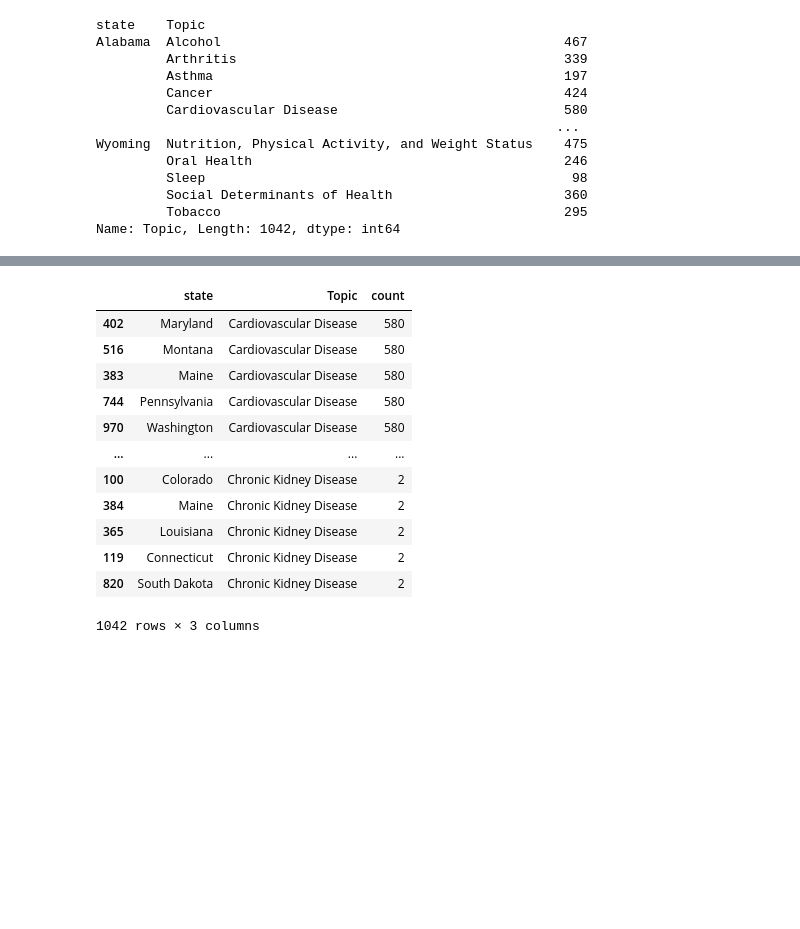
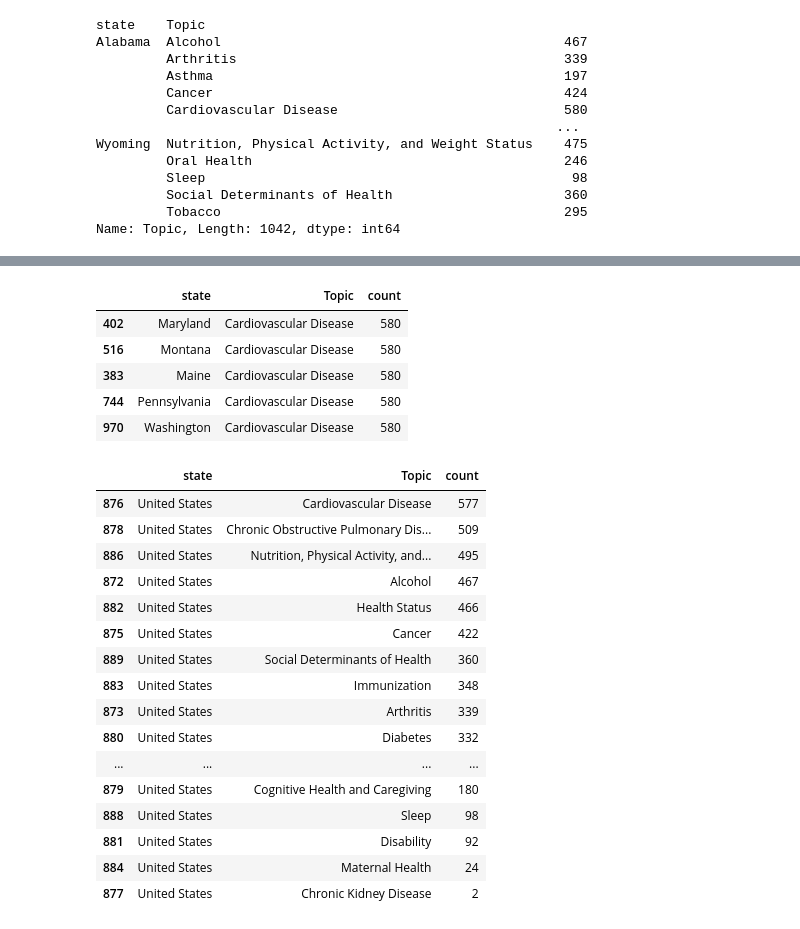
Before and after one commit to Nathan-Savage/chronic_diseases_project, a Jupyter notebook: chronic_diseases-MA.ipynb, the cells around one changed output, grey strips where cells are left out. Drawn from its saved outputs; the diff is of its cells as text; code cells hidden in the pictures; blank space fills up the shorter version.

```diff
--- a/chronic_diseases-MA.ipynb
+++ b/chronic_diseases-MA.ipynb
@@ -119,11 +120,11 @@ Data columns (total 34 columns):
 dtypes: float64(14), int64(3), object(17)
 memory usage: 80.2+ MB
 # %%
-chronic_disease_df_drop = chronic_disease_df.drop(columns=['Response','StratificationCategory2', 'Stratification2', 'StratificationCategory3', 'Stratification3',
+chronic_disease_df_cleaned = chronic_disease_df.drop(columns=['Response','StratificationCategory2', 'Stratification2', 'StratificationCategory3', 'Stratification3',
                                  'ResponseID', 'StratificationCategoryID2', 'StratificationID2', 'StratificationCategoryID3', 'StratificationID3',
                                  'DataValueFootnoteSymbol', 'DataValueFootnote', 'LowConfidenceLimit', 'HighConfidenceLimit', 'TopicID', 'QuestionID',
                                  'DataValueTypeID'])
-chronic_disease_df_drop.head()
+chronic_disease_df_cleaned.head()
 # %% [output]
 |  | year_started | year_ended | state_abbr | state | DataSource | Topic | Question | DataValueUnit | ... |
 | 0 | 2019 | 2019 | AR | Arkansas | BRFSS | Diabetes | Diabetes among adults | % | ... |
@@ -161,8 +162,8 @@ Data columns (total 17 columns):
 dtypes: float64(2), int64(3), object(12)
 memory usage: 40.1+ MB
 # %%
-chronic_disease_df_drop['DataValue'] = chronic_disease_df_drop['DataValue'].fillna('')
-chronic_disease_df_drop.head()
+chronic_disease_df_cleaned['DataValue'] = chronic_disease_df_cleaned['DataValue'].fillna('')
+chronic_disease_df_cleaned.head()
 # %% [output]
 |  | year_started | year_ended | state_abbr | state | DataSource | Topic | Question | DataValueUnit | ... |
 | 0 | 2019 | 2019 | AR | Arkansas | BRFSS | Diabetes | Diabetes among adults | % | ... |
@@ -192,7 +193,7 @@ BRFSS                                        Alcohol
                                              Tobacco                                             4620
 Name: Topic, dtype: int64
 # %%
-dataSource_df = chronic_disease_df_drop[['DataSource','state','Topic','Question', 'Geolocation', 'year_started', 'year_ended']]
+dataSource_df = chronic_disease_df_cleaned[['DataSource','state','Topic','Question', 'Geolocation', 'year_started', 'year_ended']]
 dataSource_df.head()
 # %% [output]
 |  | DataSource | state | Topic | Question | Geolocation | year_started | year_ended |
@@ -242,17 +232,31 @@ grouped_counts_df.head(40)
 # %%
 sorted_grouped_counts_df = grouped_counts_df.sort_values(by=['count'], ascending=False, inplace=False)
-sorted_grouped_counts_df
+sorted_grouped_counts_df.head()
 # %% [output]
 |  | state | Topic | count |
 | 402 | Maryland | Cardiovascular Disease | 580 |
 | 516 | Montana | Cardiovascular Disease | 580 |
 | 383 | Maine | Cardiovascular Disease | 580 |
 | 744 | Pennsylvania | Cardiovascular Disease | 580 |
 | 970 | Washington | Cardiovascular Disease | 580 |
-| ... | ... | ... | ... |
-| 100 | Colorado | Chronic Kidney Disease | 2 |
-| 384 | Maine | Chronic Kidney Disease | 2 |
-| 365 | Louisiana | Chronic Kidney Disease | 2 |
-| 119 | Connecticut | Chronic Kidney Disease | 2 |
-| 820 | South Dakota | Chronic Kidney Disease | 2 |
-1042 rows × 3 columns
+# %%
+United_States_df = sorted_grouped_counts_df[sorted_grouped_counts_df['state'] == 'United States']
+United_States_df
+# %% [output]
+|  | state | Topic | count |
+| 876 | United States | Cardiovascular Disease | 577 |
+| 878 | United States | Chronic Obstructive Pulmonary Dis... | 509 |
+| 886 | United States | Nutrition, Physical Activity, and... | 495 |
+| 872 | United States | Alcohol | 467 |
+| 882 | United States | Health Status | 466 |
+| 875 | United States | Cancer | 422 |
+| 889 | United States | Social Determinants of Health | 360 |
+| 883 | United States | Immunization | 348 |
+| 873 | United States | Arthritis | 339 |
+| 880 | United States | Diabetes | 332 |
+| ... | ... | ... | ... |
+| 879 | United States | Cognitive Health and Caregiving | 180 |
+| 888 | United States | Sleep | 98 |
+| 881 | United States | Disability | 92 |
+| 884 | United States | Maternal Health | 24 |
+| 877 | United States | Chronic Kidney Disease | 2 |
```
Also changed, not shown: parts of 11 cells of this notebook.
